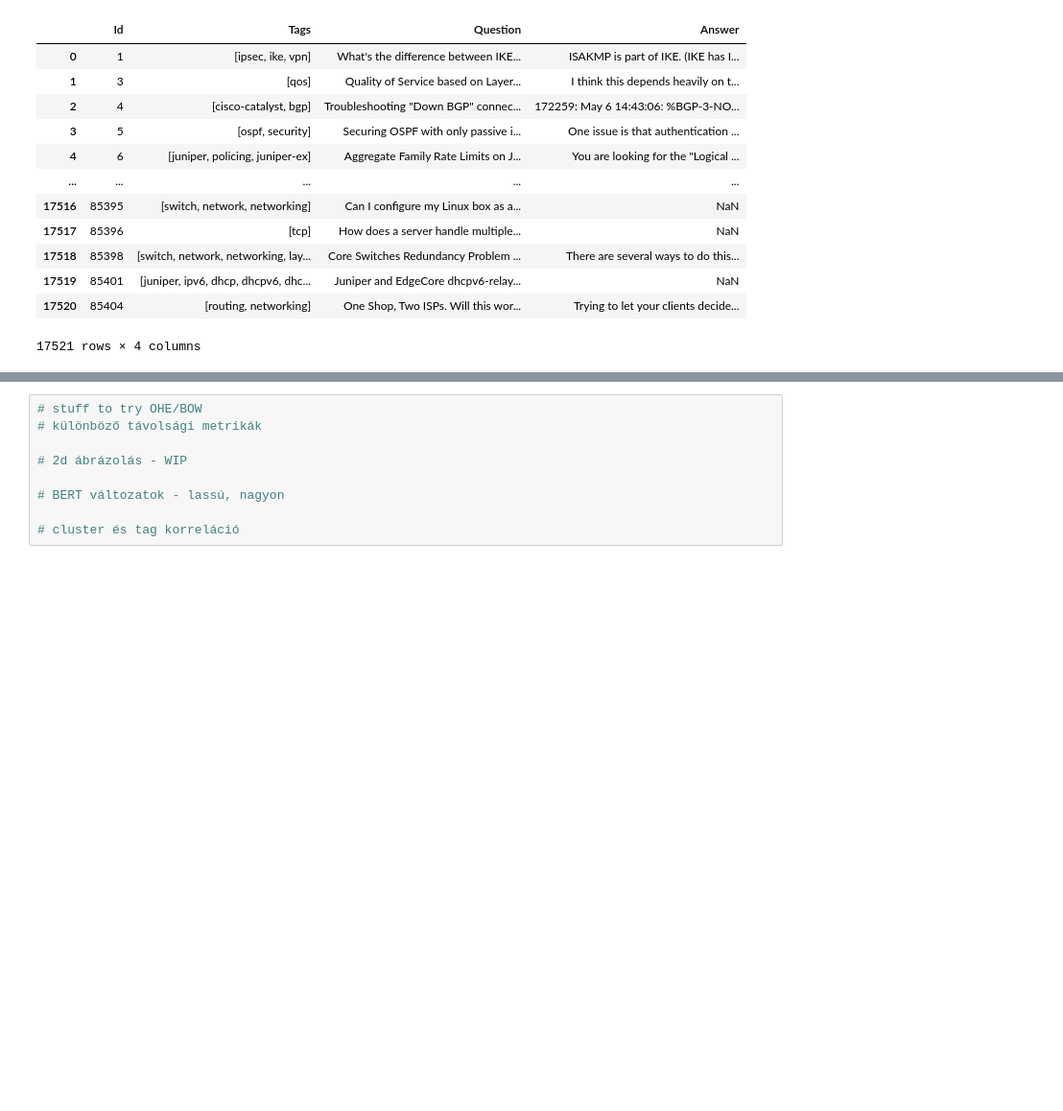
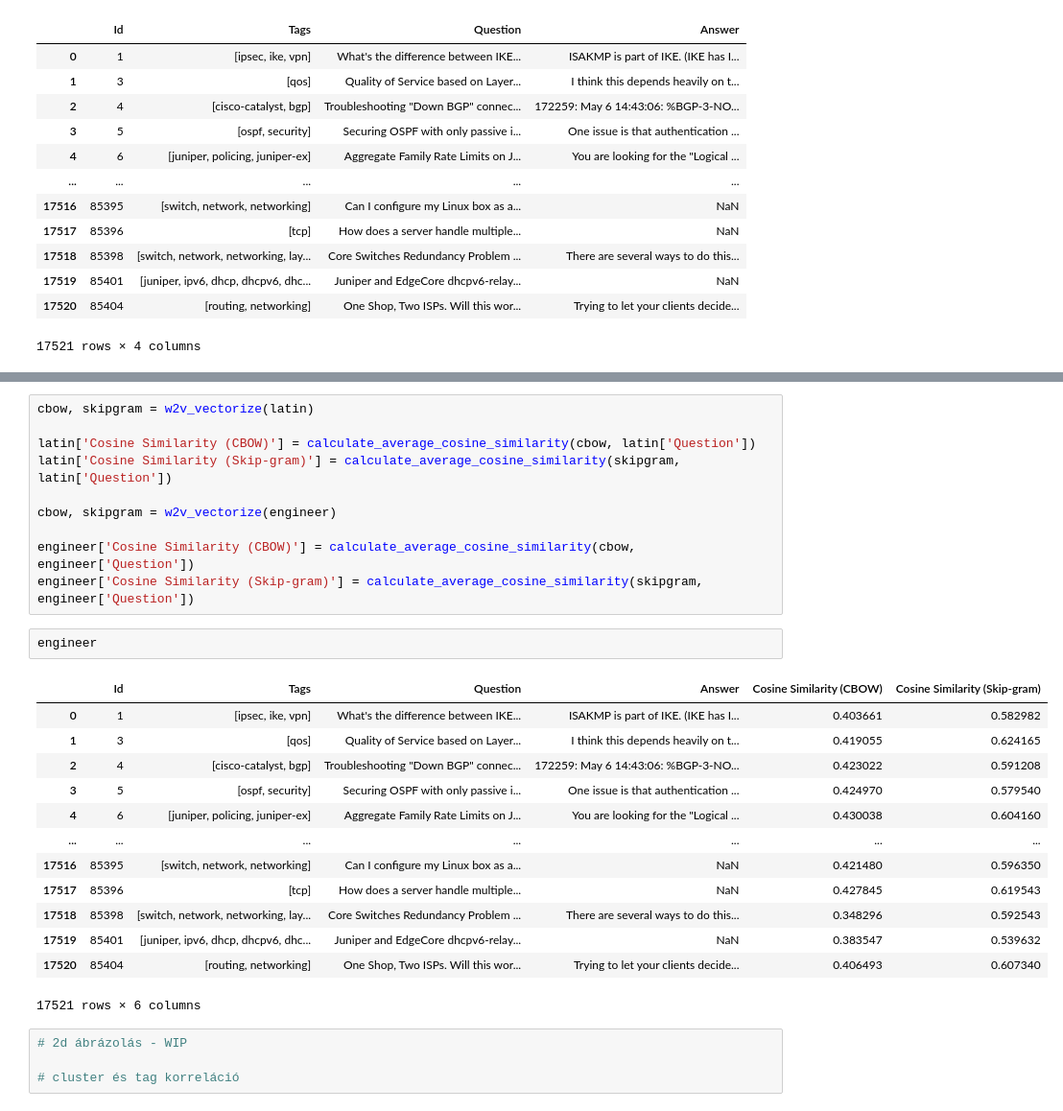
Before and after one commit to yarathealmighty/dumps, a Jupyter notebook: dump_checking.ipynb, the cells around one changed output, grey strips where cells are left out. Shown at 96% size. Saved outputs shown, nothing was run; the diff lists cells and outputs as text; blank space fills up the shorter version.

```diff
--- a/dump_checking.ipynb
+++ b/dump_checking.ipynb
@@ -209,9 +181,30 @@ KeyboardInterrupt:
+# %%
+cbow, skipgram = w2v_vectorize(latin)
+
+latin['Cosine Similarity (CBOW)'] = calculate_average_cosine_similarity(cbow, latin['Question'])
+latin['Cosine Similarity (Skip-gram)'] = calculate_average_cosine_similarity(skipgram, latin['Question'])
+
+cbow, skipgram = w2v_vectorize(engineer)
+
+engineer['Cosine Similarity (CBOW)'] = calculate_average_cosine_similarity(cbow, engineer['Question'])
+engineer['Cosine Similarity (Skip-gram)'] = calculate_average_cosine_similarity(skipgram, engineer['Question'])
+# %%
+engineer
+# %% [output]
+|  | Id | Tags | Question | Answer | Cosine Similarity (CBOW) | Cosine Similarity (Skip-gram) |
+| 0 | 1 | [ipsec, ike, vpn] | What's the difference between IKE... | ISAKMP is part of IKE. (IKE has I... | 0.403661 | 0.582982 |
+| 1 | 3 | [qos] | Quality of Service based on Layer... | I think this depends heavily on t... | 0.419055 | 0.624165 |
+| 2 | 4 | [cisco-catalyst, bgp] | Troubleshooting "Down BGP" connec... | 172259: May 6 14:43:06: %BGP-3-NO... | 0.423022 | 0.591208 |
+| 3 | 5 | [ospf, security] | Securing OSPF with only passive i... | One issue is that authentication ... | 0.424970 | 0.579540 |
+| 4 | 6 | [juniper, policing, juniper-ex] | Aggregate Family Rate Limits on J... | You are looking for the "Logical ... | 0.430038 | 0.604160 |
+| ... | ... | ... | ... | ... | ... | ... |
+| 17516 | 85395 | [switch, network, networking] | Can I configure my Linux box as a... | NaN | 0.421480 | 0.596350 |
+| 17517 | 85396 | [tcp] | How does a server handle multiple... | NaN | 0.427845 | 0.619543 |
+| 17518 | 85398 | [switch, network, networking, lay... | Core Switches Redundancy Problem ... | There are several ways to do this... | 0.348296 | 0.592543 |
+| 17519 | 85401 | [juniper, ipv6, dhcp, dhcpv6, dhc... | Juniper and EdgeCore dhcpv6-relay... | NaN | 0.383547 | 0.539632 |
+| 17520 | 85404 | [routing, networking] | One Shop, Two ISPs. Will this wor... | Trying to let your clients decide... | 0.406493 | 0.607340 |
+17521 rows × 6 columns
 # %%
-# stuff to try OHE/BOW
-# különböző távolsági metrikák
-
 # 2d ábrázolás - WIP
 
-# BERT változatok - lassú, nagyon
-
 # cluster és tag korreláció
```
Also changed, not shown: parts of 12 cells of this notebook.
